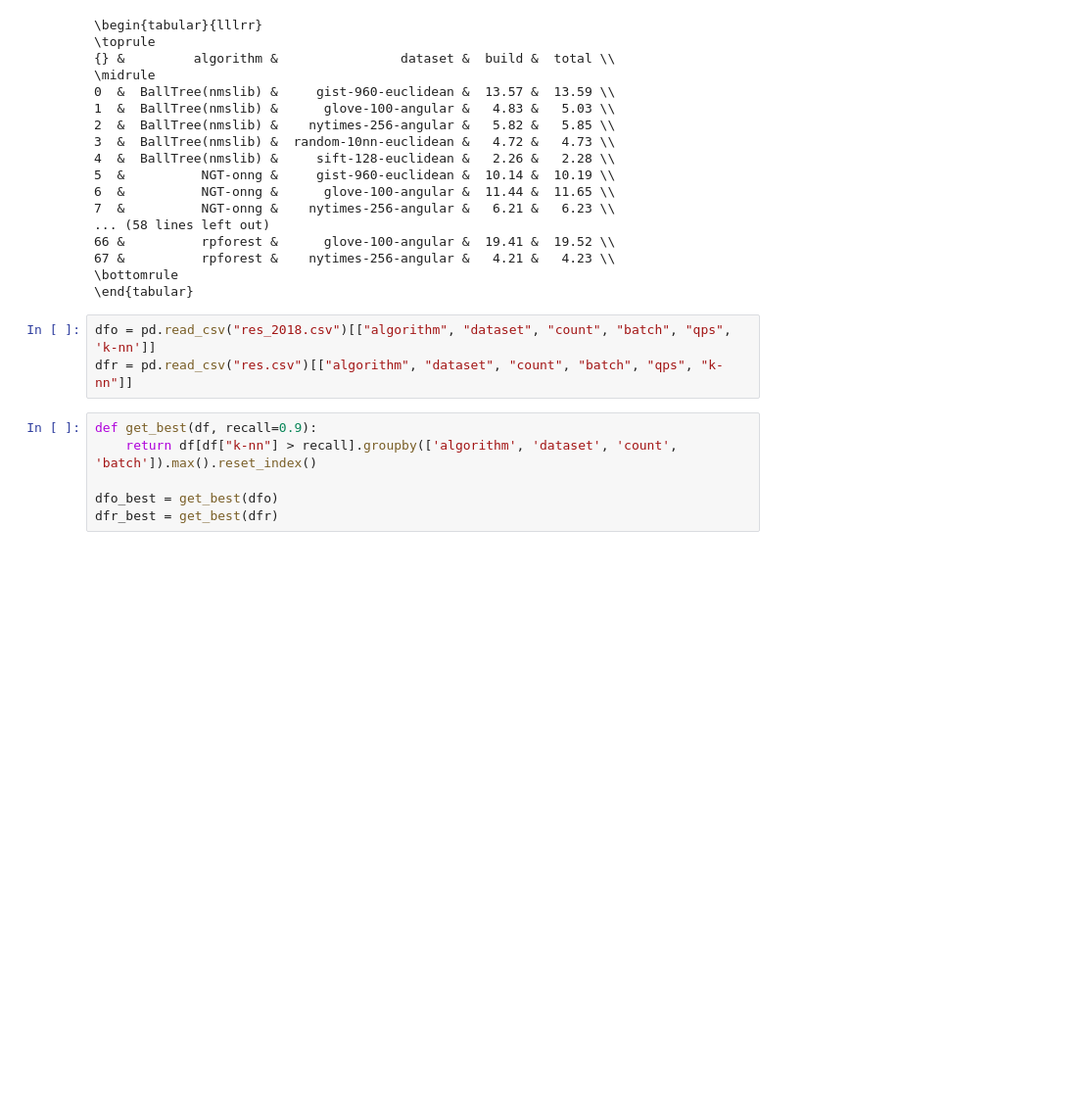
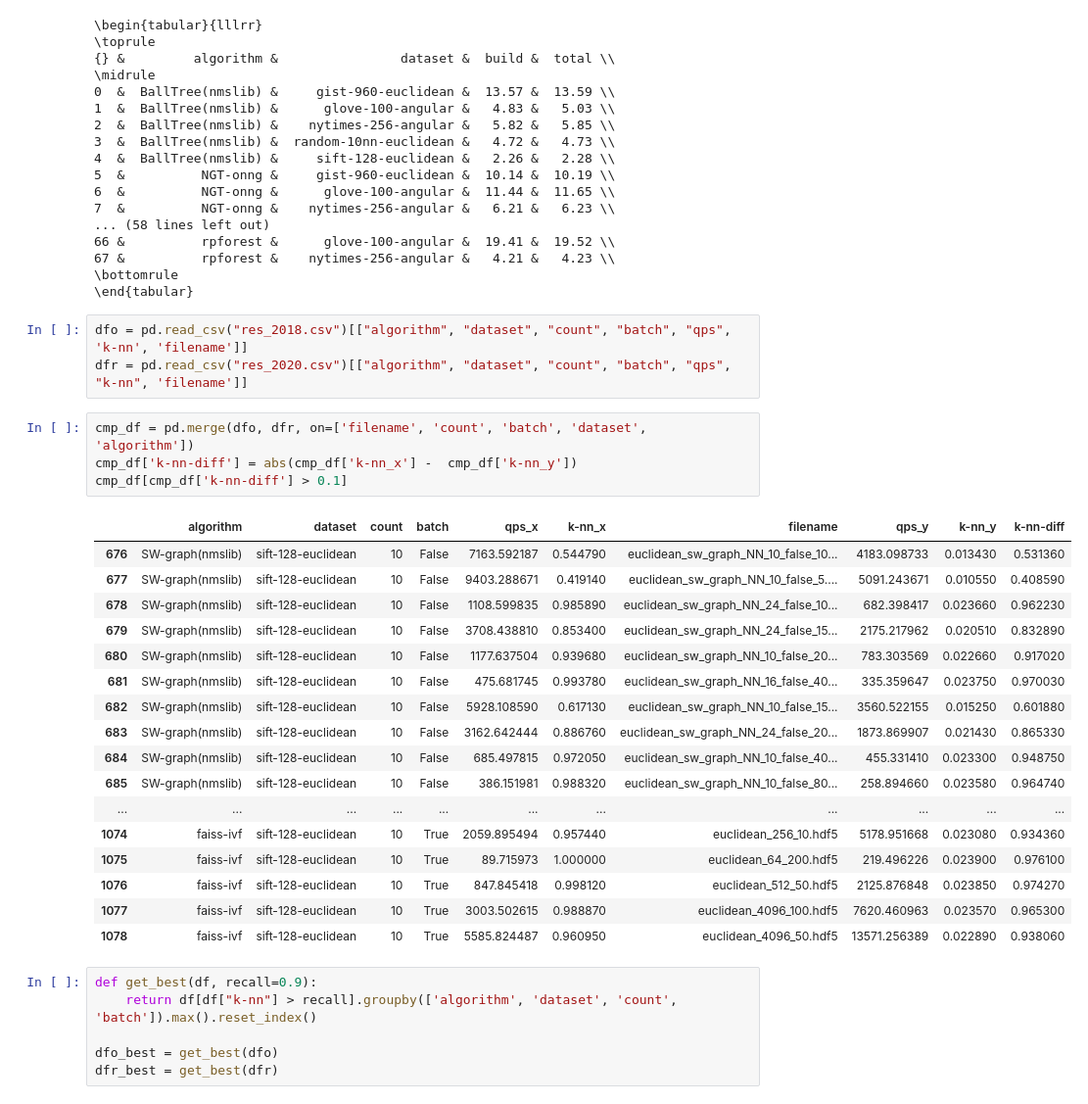
Before and after one commit to maumueller/ann-benchmarks-reproducibility, a Jupyter notebook: eval.ipynb, the cells around one changed output. Shown at 98% size. Saved outputs shown, nothing was run; the diff lists cells and outputs as text; blank space fills up the shorter version.

```diff
--- a/eval.ipynb
+++ b/eval.ipynb
@@ -81,8 +81,30 @@ print(build_df.to_latex())
 \bottomrule
 \end{tabular}
 # %%
-dfo = pd.read_csv("res_2018.csv")[["algorithm", "dataset", "count", "batch", "qps", 'k-nn']]
-dfr = pd.read_csv("res.csv")[["algorithm", "dataset", "count", "batch", "qps", "k-nn"]]
+dfo = pd.read_csv("res_2018.csv")[["algorithm", "dataset", "count", "batch", "qps", 'k-nn', 'filename']]
+dfr = pd.read_csv("res_2020.csv")[["algorithm", "dataset", "count", "batch", "qps", "k-nn", 'filename']]
+# %%
+cmp_df = pd.merge(dfo, dfr, on=['filename', 'count', 'batch', 'dataset', 'algorithm'])
+cmp_df['k-nn-diff'] = abs(cmp_df['k-nn_x'] -  cmp_df['k-nn_y'])
+cmp_df[cmp_df['k-nn-diff'] > 0.1]
+# %% [output]
+|  | algorithm | dataset | count | batch | qps_x | k-nn_x | filename | qps_y | k-nn_y | k-nn-diff |
+| 676 | SW-graph(nmslib) | sift-128-euclidean | 10 | False | 7163.592187 | 0.544790 | euclidean_sw_graph_NN_10_false_10... | 4183.098733 | 0.013430 | 0.531360 |
+| 677 | SW-graph(nmslib) | sift-128-euclidean | 10 | False | 9403.288671 | 0.419140 | euclidean_sw_graph_NN_10_false_5.... | 5091.243671 | 0.010550 | 0.408590 |
+| 678 | SW-graph(nmslib) | sift-128-euclidean | 10 | False | 1108.599835 | 0.985890 | euclidean_sw_graph_NN_24_false_10... | 682.398417 | 0.023660 | 0.962230 |
+| 679 | SW-graph(nmslib) | sift-128-euclidean | 10 | False | 3708.438810 | 0.853400 | euclidean_sw_graph_NN_24_false_15... | 2175.217962 | 0.020510 | 0.832890 |
+| 680 | SW-graph(nmslib) | sift-128-euclidean | 10 | False | 1177.637504 | 0.939680 | euclidean_sw_graph_NN_10_false_20... | 783.303569 | 0.022660 | 0.917020 |
+| 681 | SW-graph(nmslib) | sift-128-euclidean | 10 | False | 475.681745 | 0.993780 | euclidean_sw_graph_NN_16_false_40... | 335.359647 | 0.023750 | 0.970030 |
+| 682 | SW-graph(nmslib) | sift-128-euclidean | 10 | False | 5928.108590 | 0.617130 | euclidean_sw_graph_NN_10_false_15... | 3560.522155 | 0.015250 | 0.601880 |
+| 683 | SW-graph(nmslib) | sift-128-euclidean | 10 | False | 3162.642444 | 0.886760 | euclidean_sw_graph_NN_24_false_20... | 1873.869907 | 0.021430 | 0.865330 |
+| 684 | SW-graph(nmslib) | sift-128-euclidean | 10 | False | 685.497815 | 0.972050 | euclidean_sw_graph_NN_10_false_40... | 455.331410 | 0.023300 | 0.948750 |
+| 685 | SW-graph(nmslib) | sift-128-euclidean | 10 | False | 386.151981 | 0.988320 | euclidean_sw_graph_NN_10_false_80... | 258.894660 | 0.023580 | 0.964740 |
+| ... | ... | ... | ... | ... | ... | ... | ... | ... | ... | ... |
+| 1074 | faiss-ivf | sift-128-euclidean | 10 | True | 2059.895494 | 0.957440 | euclidean_256_10.hdf5 | 5178.951668 | 0.023080 | 0.934360 |
+| 1075 | faiss-ivf | sift-128-euclidean | 10 | True | 89.715973 | 1.000000 | euclidean_64_200.hdf5 | 219.496226 | 0.023900 | 0.976100 |
+| 1076 | faiss-ivf | sift-128-euclidean | 10 | True | 847.845418 | 0.998120 | euclidean_512_50.hdf5 | 2125.876848 | 0.023850 | 0.974270 |
+| 1077 | faiss-ivf | sift-128-euclidean | 10 | True | 3003.502615 | 0.988870 | euclidean_4096_100.hdf5 | 7620.460963 | 0.023570 | 0.965300 |
+| 1078 | faiss-ivf | sift-128-euclidean | 10 | True | 5585.824487 | 0.960950 | euclidean_4096_50.hdf5 | 13571.256389 | 0.022890 | 0.938060 |
 # %%
 def get_best(df, recall=0.9):
     return df[df["k-nn"] > recall].groupby(['algorithm', 'dataset', 'count', 'batch']).max().reset_index()
```
Also changed, not shown: parts of 1 cell of this notebook.
